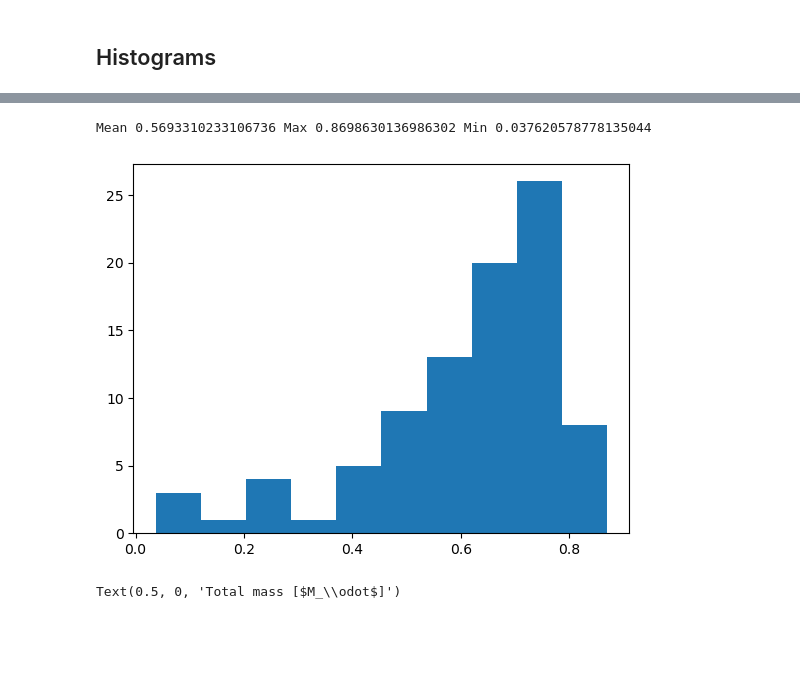
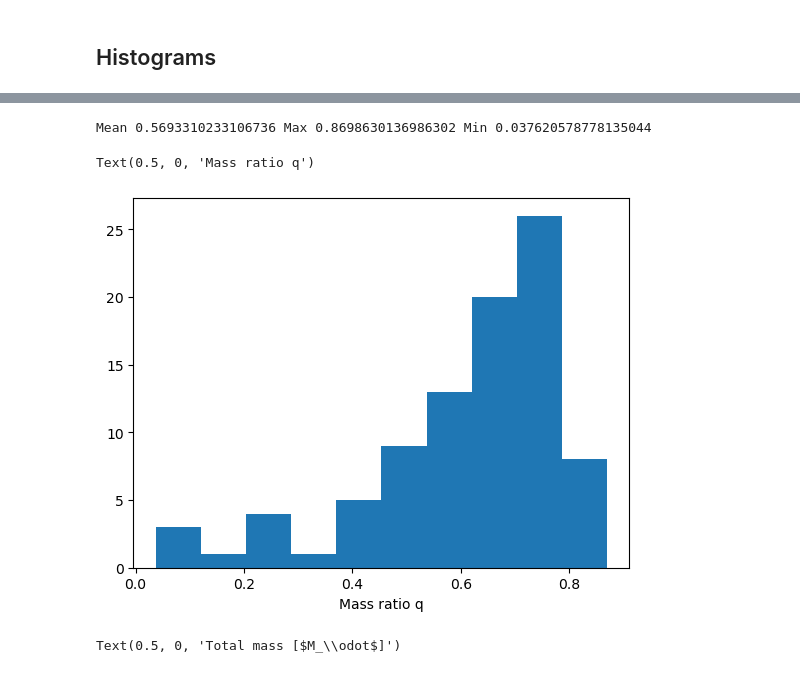
Before and after one commit to Sareva00/LIGO-project, a Jupyter notebook: properties.ipynb, the cells around one changed output, grey strips where cells are left out. Drawn from its saved outputs; the diff is of its cells as text; code cells hidden in the pictures; blank space fills up the shorter version.

```diff
--- a/properties.ipynb
+++ b/properties.ipynb
@@ -92,17 +96,19 @@ Mean 17.715744444444443 Max 76.0 Min 1.17
 # %%
 counts, bins = np.histogram(q)
 plt.stairs(counts, bins, fill = True)
 bins= np.delete(bins, 10)
 
 
 mean = np.average(bins, weights= counts)
 max = np.max(q)
 min = np.min (q)
 
 print("Mean" , mean, "Max", max, "Min",min)
+plt.xlabel("Mass ratio q")
 # %% [output]
 Mean 0.5693310233106736 Max 0.8698630136986302 Min 0.037620578778135044
+Text(0.5, 0, 'Mass ratio q')
-[figure, old version]
+[figure, new version]
 # %%
 plt.hist(prop["total_mass"])
 #plt.stairs(counts, bins, fill = True)
```
Also changed, not shown: parts of 17 cells of this notebook, 1 other file.
